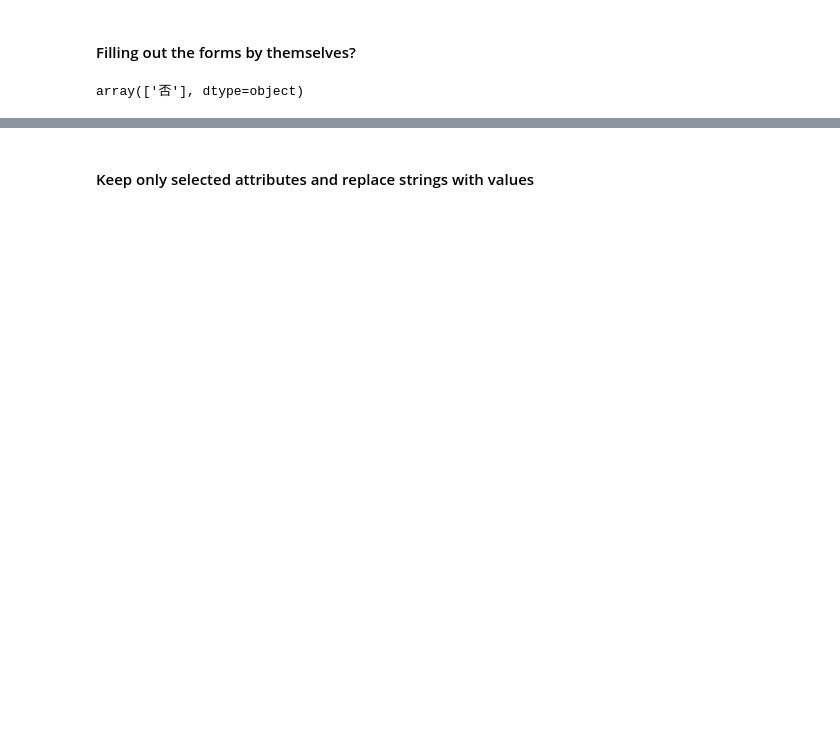
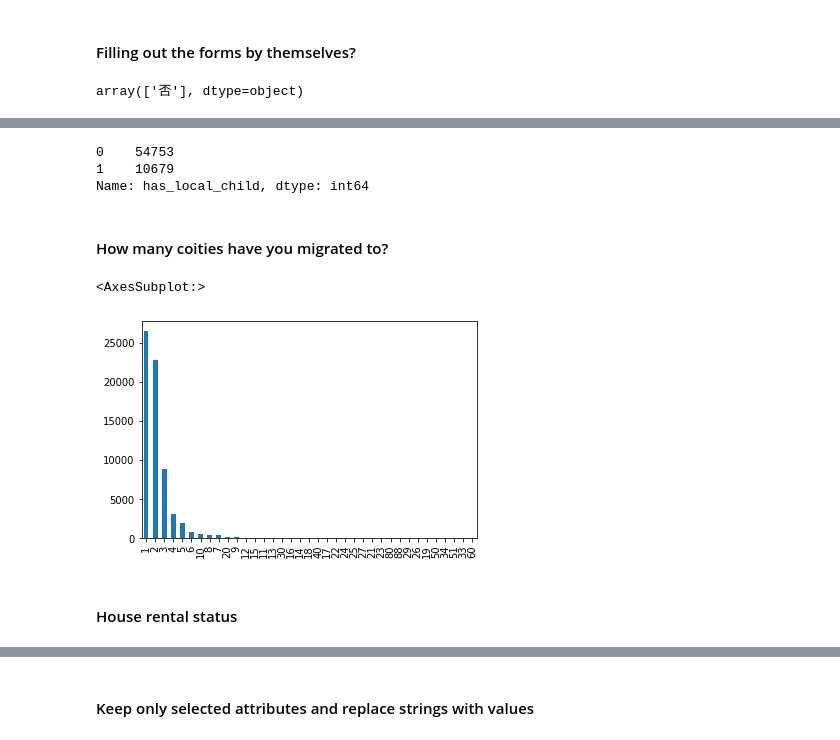
Before and after one commit to ningkko/socialinclusion, a Jupyter notebook: data formatter.ipynb, the cells around one changed output, grey strips where cells are left out. Drawn from its saved outputs; the diff is of its cells as text; code cells hidden in the pictures; blank space fills up the shorter version.

```diff
--- a/data formatter.ipynb
+++ b/data formatter.ipynb
@@ -2,7 +2,7 @@
 import pandas as pd
 import numpy as np
 # %%
-df_original = pd.read_csv("2017_Migrant_A_desensitized2017_Migrant_A_desensitized.csv", encoding="GBK")
+df_original = pd.read_csv("2017_Migrant_A_desensitized2017_Migrant_A_desensitized.csv", encoding="GBK").replace("",np.nan)
 df_original[:5]
 # %% [output]
 |  | newID | C1 | C2 | C3 | C6 | C7 | C14 | Q100 | q101id1 | q101a1 | ... | ... |
@@ -46,0 +30,3 @@ array(['否'], dtype=object)
+# %%
+df = df[(df.q101d1=="汉")&(df.Q305A=="是")]
+len(df)
@@ -46,0 +62,18 @@ array(['否'], dtype=object)
+# %%
+df["has_local_child"] = 0
+df["has_local_child"] = np.where((df['Q316']=='子女有更好的教育机会')&((df['q101h1']=="离婚")|(df['q101h1']=="丧偶")), np.nan, 0)
+df["has_local_child"] = np.where((df['Q316']=='子女有更好的教育机会')&((df['q101h1']=="初婚")|(df['q101h1']=="再婚")|(df['q101h1']=="同居")), 1, 0)
+df.has_local_child.value_counts()
+# %% [output]
+0    54753
+1    10679
+Name: has_local_child, dtype: int64
+# %% [markdown]
+#### How many coities have you migrated to?
+# %%
+df["Q307"].value_counts().plot(kind="bar")
+# %% [output]
+<AxesSubplot:>
+[figure, added]
+# %% [markdown]
+#### House rental status
```
Also changed, not shown: parts of 42 cells of this notebook, 2 other files.
